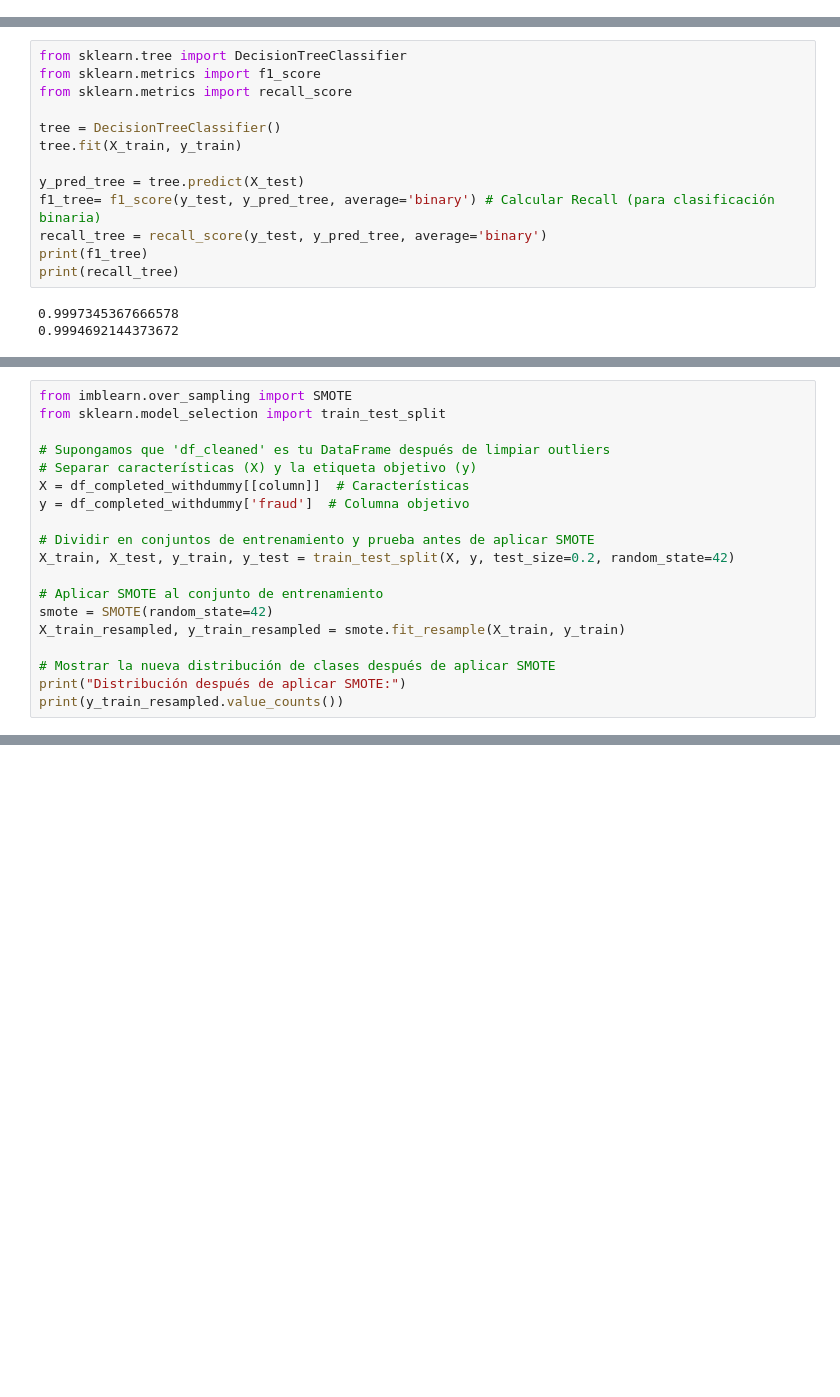
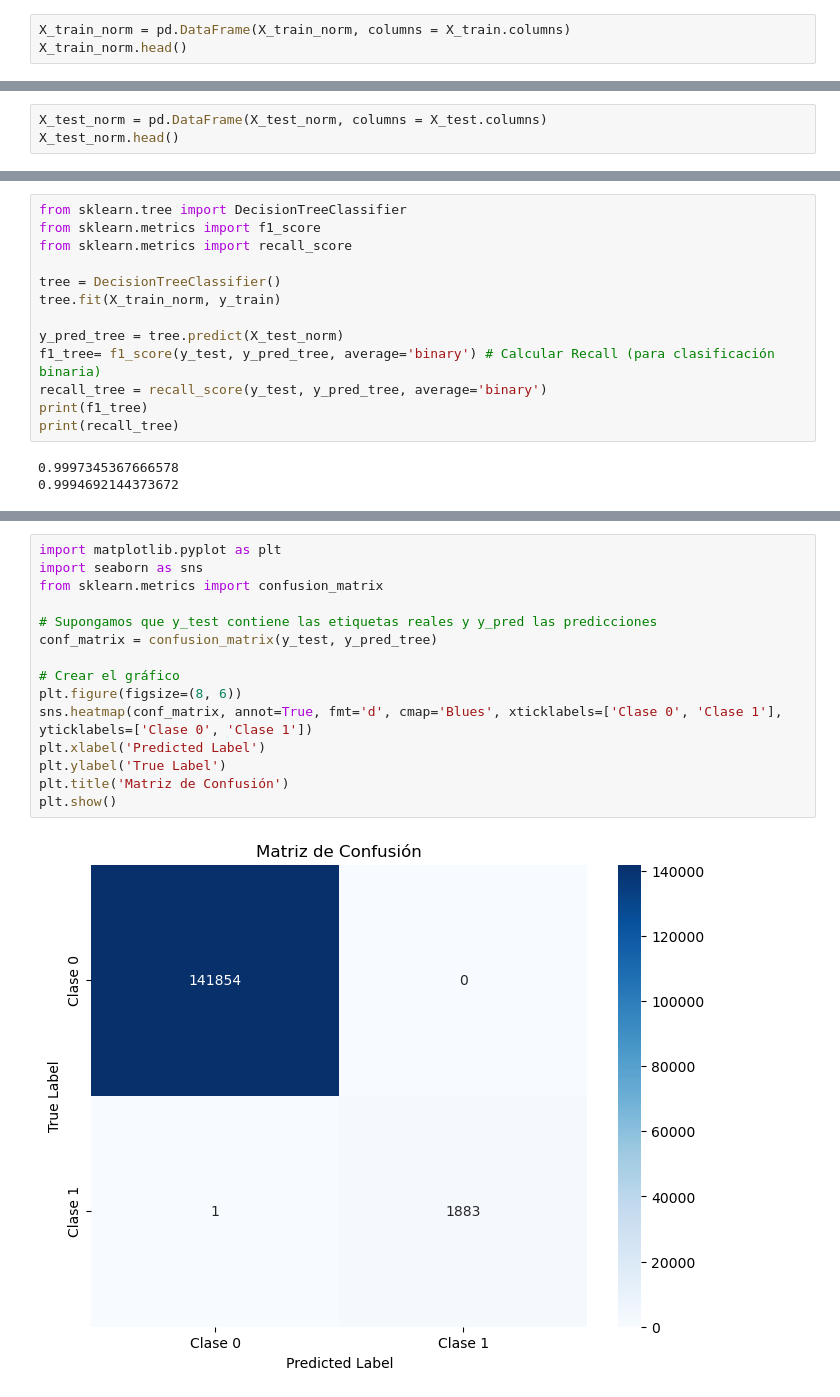
Before and after one commit to Rafa-Gamero/Machine-Learning, a Jupyter notebook: main.ipynb, the cells around one changed output, grey strips where cells are left out. Drawn from its saved outputs; the diff is of its cells as text; blank space fills up the shorter version.

```diff
--- a/main.ipynb
+++ b/main.ipynb
@@ -351,0 +371,3 @@ X_train, X_test, y_train, y_test = train_test_split(features, target, test_size
+# %%
+X_train_norm = pd.DataFrame(X_train_norm, columns = X_train.columns)
+X_train_norm.head()
@@ -351,0 +381,3 @@ X_train, X_test, y_train, y_test = train_test_split(features, target, test_size
+# %%
+X_test_norm = pd.DataFrame(X_test_norm, columns = X_test.columns)
+X_test_norm.head()
@@ -406,9 +445,9 @@ from sklearn.metrics import f1_score
 from sklearn.metrics import recall_score
 
 tree = DecisionTreeClassifier()
-tree.fit(X_train, y_train)
+tree.fit(X_train_norm, y_train)
 
-y_pred_tree = tree.predict(X_test)
+y_pred_tree = tree.predict(X_test_norm)
 f1_tree= f1_score(y_test, y_pred_tree, average='binary') # Calcular Recall (para clasificación binaria)
 recall_tree = recall_score(y_test, y_pred_tree, average='binary')
 print(f1_tree)
@@ -421,19 +457,0 @@ Prueba con smote
-# %%
-from imblearn.over_sampling import SMOTE
-from sklearn.model_selection import train_test_split
-
-# Supongamos que 'df_cleaned' es tu DataFrame después de limpiar outliers
-# Separar características (X) y la etiqueta objetivo (y)
-X = df_completed_withdummy[[column]]  # Características
-y = df_completed_withdummy['fraud']  # Columna objetivo
-
-# Dividir en conjuntos de entrenamiento y prueba antes de aplicar SMOTE
-X_train, X_test, y_train, y_test = train_test_split(X, y, test_size=0.2, random_state=42)
-
-# Aplicar SMOTE al conjunto de entrenamiento
-smote = SMOTE(random_state=42)
-X_train_resampled, y_train_resampled = smote.fit_resample(X_train, y_train)
-
-# Mostrar la nueva distribución de clases después de aplicar SMOTE
-print("Distribución después de aplicar SMOTE:")
-print(y_train_resampled.value_counts())
@@ -462,0 +458,17 @@ print(recall_smote)
+# %%
+import matplotlib.pyplot as plt
+import seaborn as sns
+from sklearn.metrics import confusion_matrix
+
+# Supongamos que y_test contiene las etiquetas reales y y_pred las predicciones
+conf_matrix = confusion_matrix(y_test, y_pred_tree)
+
+# Crear el gráfico
+plt.figure(figsize=(8, 6))
+sns.heatmap(conf_matrix, annot=True, fmt='d', cmap='Blues', xticklabels=['Clase 0', 'Clase 1'], yticklabels=['Clase 0', 'Clase 1'])
+plt.xlabel('Predicted Label')
+plt.ylabel('True Label')
+plt.title('Matriz de Confusión')
+plt.show()
+# %% [output]
+[figure, added]
```
Also changed, not shown: parts of 15 cells of this notebook.
